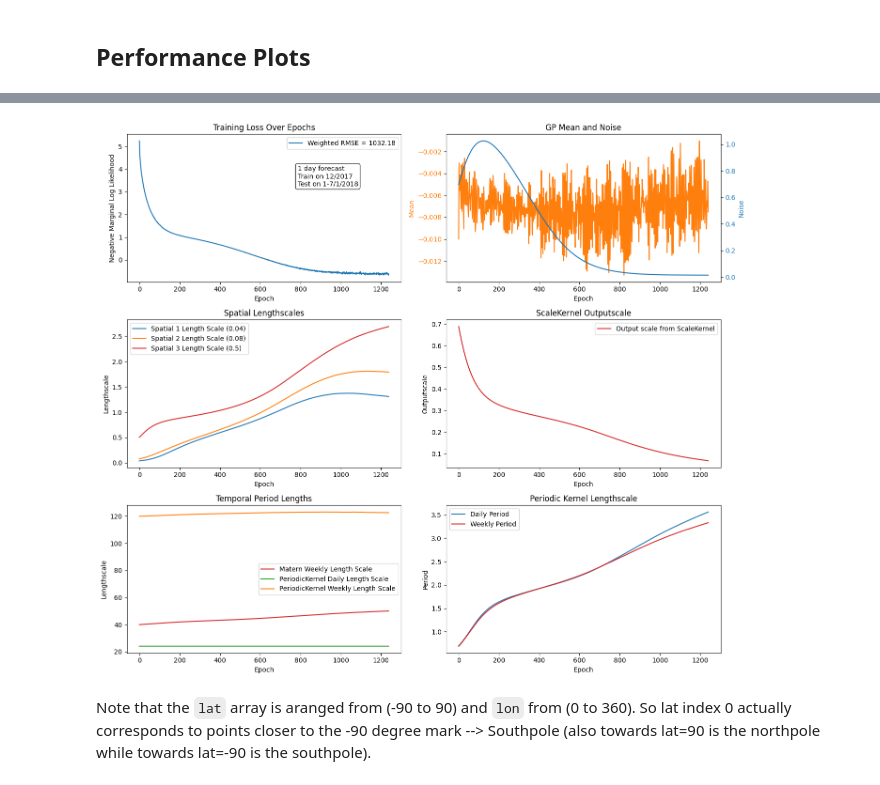
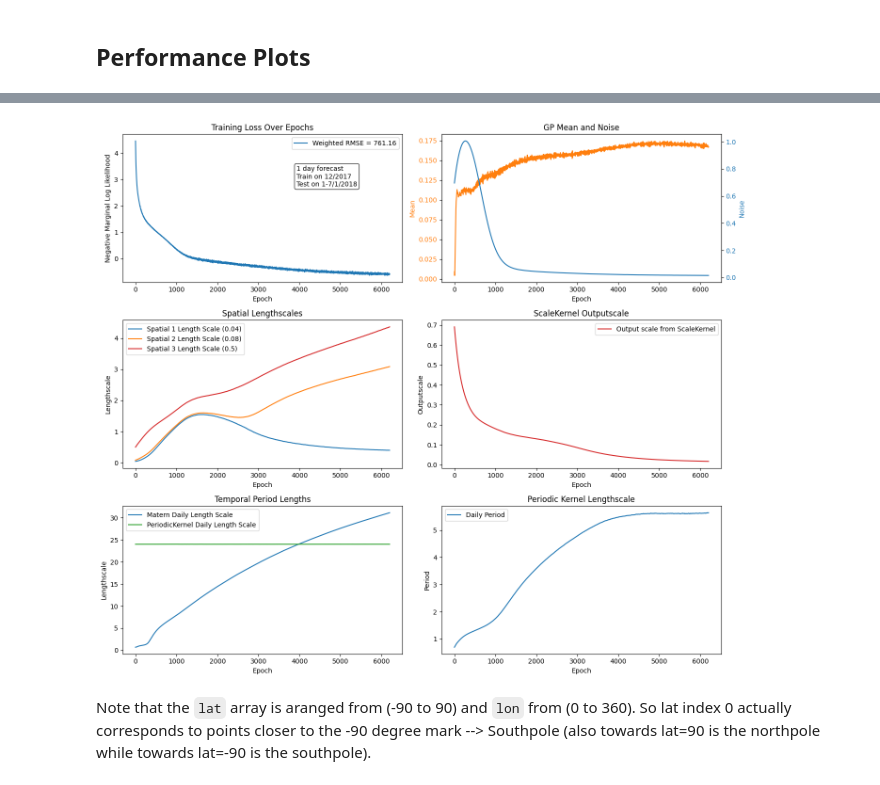
Before and after one commit to sunnyw22/STGP-for-weather-forecasting, a Jupyter notebook: GPyTorch/notebooks/Variational_GPR_z500.ipynb, the cells around one changed output, grey strips where cells are left out. Saved outputs shown, nothing was run; the diff lists cells and outputs as text; code cells hidden in the pictures.

```diff
--- a/GPyTorch/notebooks/Variational_GPR_z500.ipynb
+++ b/GPyTorch/notebooks/Variational_GPR_z500.ipynb
@@ -48,9 +51,16 @@ print(f"Using device: {device}")
 
 Loading the data
 # %%
-z500 = xr.open_mfdataset('STGP-weather-forecasting/data/5.625deg/geopotential_500/*.nc', combine='by_coords')
-z500_train_original = z500.sel(time=slice('2017.12', '2017.12', 6))['z']
-z500_test_original = z500.sel(time=slice('2018.1', '2018.1', 6))['z'] # 2017-2018 data
+z500 = xr.open_mfdataset('data/5.625deg/geopotential_500/*.nc', combine='by_coords')
+z500_train_original = z500.sel(time=slice('2017.12', '2017.12'))['z']
+z500_test_original = z500.sel(time=slice('2018', '2018.1.7'))['z']
+# %%
+data_mean = z500_train_original.mean().load()
+data_std = z500_train_original.std().load()
+
+# Normalize datasets
+data_train = (z500_train_original - data_mean) / data_std
+data_test = (z500_test_original - data_mean) / data_std
 # %%
 ## Normalize first then detrend (train on the residuals from normalised data)
 
@@ -300,7 +289,7 @@ class GPModel(ApproximateGP):
 # %% [markdown]
 ## Training and Evaluation
 # %%
-def train_gp(lead_time, data_train, data_test, space_subsample_ips, time_subsample_ips, space_subsample=1, time_subsample=1, frac=0.01, epochs=10, batch_size=2048, save_model=False, device=device):
+def train_gp(lead_time, data_train, data_test, space_subsample_ips, time_subsample_ips, space_subsample=1, time_subsample=1, frac=0.01, epochs=50, batch_size=2048, save_model=False, device=device):
     """
     Train a Gaussian Process model using GPyTorch. Can add subsampling the data for efficiency.
     """
@@ -327,7 +316,7 @@ def train_gp(lead_time, data_train, data_test, space_subsample_ips, time_subsamp
     likelihood = gpytorch.likelihoods.GaussianLikelihood().to(device)
     #likelihood.noise = torch.tensor(1e-4).to(device)
     #likelihood.noise_covar.raw_noise.requires_grad_(False)
-    model = GPModel(inducing_points).to(device)
+    model = VarGP(inducing_points, kernel).to(device)
 
     # Train model
     model.train()
@@ -337,8 +326,8 @@ def train_gp(lead_time, data_train, data_test, space_subsample_ips, time_subsamp
     optimizer = torch.optim.Adam([
         {'params': model.parameters()},
         {'params': likelihood.parameters()},
-    ], lr=0.01)
-    scheduler = torch.optim.lr_scheduler.StepLR(optimizer, step_size=10, gamma=0.99)
+    ], lr=0.005)
+    scheduler = torch.optim.lr_scheduler.StepLR(optimizer, step_size=10, gamma=0.965)
 
     # Loss fn
     mll = gpytorch.mlls.VariationalELBO(likelihood, model, num_data=len(train_dataset))
@@ -398,12 +387,12 @@ def train_gp(lead_time, data_train, data_test, space_subsample_ips, time_subsamp
                 "spatial_1_lengthscale": spatial_kernel.kernels[0].lengthscale.item(),
                 "spatial_2_lengthscale": spatial_kernel.kernels[1].lengthscale.item(),
                 "spatial_3_lengthscale": spatial_kernel.kernels[2].lengthscale.item(),
-                #"matern_time_lengthscale_daily": temporal_kernel.kernels[0].lengthscale.item(),
-                "matern_time_lengthscale_weekly": temporal_kernel.kernels[0].lengthscale.item(),
+                "matern_time_lengthscale_daily": temporal_kernel.kernels[0].lengthscale.item(),
+                #"matern_time_lengthscale_weekly": temporal_kernel.kernels[0].lengthscale.item(),
                 "time_lengthscale_daily": temporal_kernel.kernels[1].lengthscale.item(),
                 "time_period_daily": temporal_kernel.kernels[1].period_length.item(),
-                "time_lengthscale_weekly": temporal_kernel.kernels[2].lengthscale.item(),
-                "time_period_weekly": temporal_kernel.kernels[2].period_length.item(),
+                #"time_lengthscale_weekly": temporal_kernel.kernels[2].lengthscale.item(),
+                #"time_period_weekly": temporal_kernel.kernels[2].period_length.item(),
             })
 
         scheduler.step()
@@ -431,7 +420,7 @@ lead_time = 0 # units of hours
 space_subsample_ips = 5
 time_subsample_ips = 6
 space_subsample = 1
-time_subsample = 1
+time_subsample = 6
 frac = 0.01
 batch_size = 2048
 
@@ -585,39 +575,39 @@ axs[1, 0].set_xlabel("Epoch")
 axs[1, 0].set_ylabel("Lengthscale")
 axs[1, 0].legend()
 
 # Right: Spatial outputscale
 #axs[1, 1].plot(epochs_range, df["spatial_outputscale"], label='Output scale from ScaleKernel', color='tab:red')
 axs[1, 1].plot(epochs_range, df["outputscale"], label='Output scale from ScaleKernel', color='tab:red')
 axs[1, 1].set_title("ScaleKernel Outputscale")
 axs[1, 1].set_xlabel("Epoch")
 axs[1, 1].set_ylabel("Outputscale")
 axs[1, 1].legend()
 
 # --- Row 3 ---
 # Left: Temporal lengthscales
-#axs[2, 0].plot(epochs_range, df["matern_time_lengthscale_daily"], label='Matern Daily Length Scale', color='tab:blue')
-axs[2, 0].plot(epochs_range, df["matern_time_lengthscale_weekly"], label='Matern Weekly Length Scale', color='tab:red')
+axs[2, 0].plot(epochs_range, df["matern_time_lengthscale_daily"], label='Matern Daily Length Scale', color='tab:blue')
+#axs[2, 0].plot(epochs_range, df["matern_time_lengthscale_weekly"], label='Matern Weekly Length Scale', color='tab:red')
 axs[2, 0].plot(epochs_range, df["time_period_daily"], label='PeriodicKernel Daily Length Scale', color='tab:green')
-axs[2, 0].plot(epochs_range, df["time_period_weekly"], label='PeriodicKernel Weekly Length Scale', color='tab:orange')
+#axs[2, 0].plot(epochs_range, df["time_period_weekly"], label='PeriodicKernel Weekly Length Scale', color='tab:orange')
 axs[2, 0].set_title("Temporal Period Lengths")
 axs[2, 0].set_xlabel("Epoch")
 axs[2, 0].set_ylabel("Lengthscale")
 axs[2, 0].legend()
 
 # Right: Temporal periods
 axs[2, 1].plot(epochs_range, df["time_lengthscale_daily"], label='Daily Period', color='tab:blue')
 # axs[2, 1].plot(epochs_range, df["time_period_three_days"], label='3-Day Period', color='tab:orange')
-axs[2, 1].plot(epochs_range, df["time_lengthscale_weekly"], label='Weekly Period', color='tab:red')
+#axs[2, 1].plot(epochs_range, df["time_lengthscale_weekly"], label='Weekly Period', color='tab:red')
 axs[2, 1].set_title("Periodic Kernel Lengthscale")
 axs[2, 1].set_xlabel("Epoch")
 axs[2, 1].set_ylabel("Period")
 axs[2, 1].legend()
 
 plt.tight_layout()
-plt.savefig("STGP-weather-forecasting/tmp/output.png")
+#plt.savefig("STGP-weather-forecasting/tmp/output.png")
 plt.show()
 # %% [output]
-[figure, old version]
+[figure, new version]
 # %% [markdown]
 Note that the `lat` array is aranged from (-90 to 90) and `lon` from (0 to 360). So lat index 0 actually corresponds to points closer to the -90 degree mark --> Southpole (also towards lat=90 is the northpole while towards lat=-90 is the southpole).
 # %%
```
Also changed, not shown: parts of 19 cells of this notebook, 15 other files.
